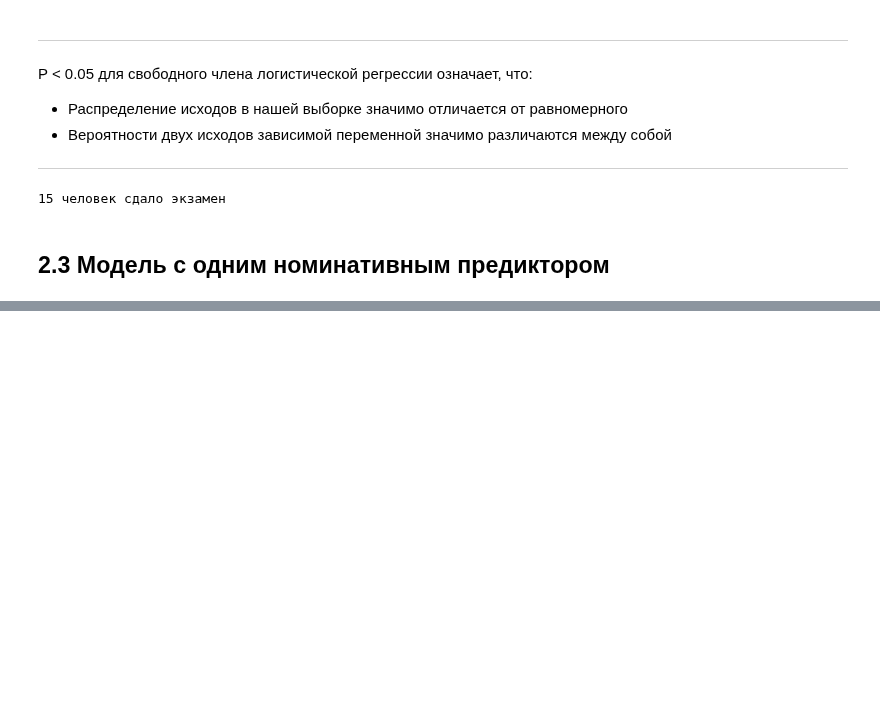
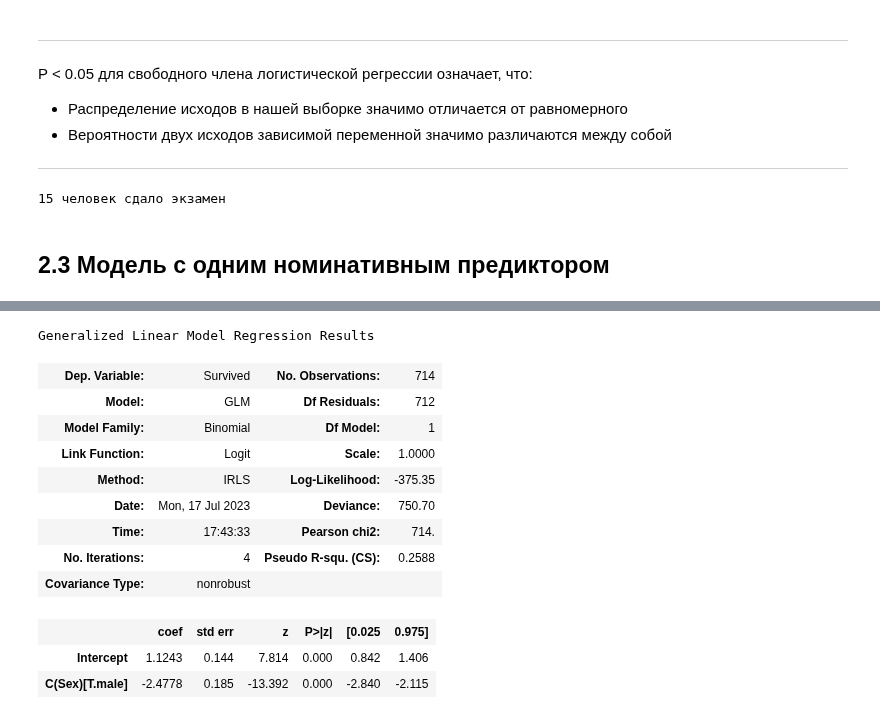
Before and after one commit to LiquidVac/My_study, a Jupyter notebook: STEPIK. Основы статистики ч.2/Лекция 2. Основы Cтатистики ч.2.ipynb, the cells around one changed output, grey strips where cells are left out. Cells and saved outputs as stored; diff of their text form; code cells hidden in the pictures; blank space fills up the shorter version.

```diff
--- a/STEPIK. Основы статистики ч.2/Лекция 2. Основы Cтатистики ч.2.ipynb
+++ b/STEPIK. Основы статистики ч.2/Лекция 2. Основы Cтатистики ч.2.ipynb
@@ -296,0 +343,32 @@ print(round(n * p), "человек сдало экзамен")
+# %%
+# Вычисление
+# C(Sex) - указывается, что данные категориальные
+glm_binomial = smf.glm(formula='Survived ~ C(Sex)', data=titanic_df, family=sm.families.Binomial()).fit()
+glm_binomial.summary()
+
+
+### coef:
+# Intercept      - логарифм шанса выжить для женщин
+# C(Sex)[T.male] - логарифм отношения шансов выжить для мужчин к шансам для женщин
+
+# C(Sex)[T.male] = -2.47 - если пассажир мужчина, то вероятность выжить сильно уменьшается
+
+### P>|z|
+# Intercept < 0.05 - логарифм шанса выжить для женщин значимо больше 0(вероятность выжить больше чем погибнуть)
+# C(Sex)[T.male] < 0.05 -> log(odds_male/odds_female) < 0 ->
+# odds_male < 1 ->
+# odds_male < odds_female - шансы выжить для женщин значимо больше
+# %% [output]
+Generalized Linear Model Regression Results
+| Dep. Variable: | Survived | No. Observations: | 714 |
+| Model: | GLM | Df Residuals: | 712 |
+| Model Family: | Binomial | Df Model: | 1 |
+| Link Function: | Logit | Scale: | 1.0000 |
+| Method: | IRLS | Log-Likelihood: | -375.35 |
+| Date: | Mon, 17 Jul 2023 | Deviance: | 750.70 |
+| Time: | 17:43:33 | Pearson chi2: | 714. |
+| No. Iterations: | 4 | Pseudo R-squ. (CS): | 0.2588 |
+| Covariance Type: | nonrobust |  |  |
+|  | coef | std err | z | P>|z| | [0.025 | 0.975] |
+| Intercept | 1.1243 | 0.144 | 7.814 | 0.000 | 0.842 | 1.406 |
+| C(Sex)[T.male] | -2.4778 | 0.185 | -13.392 | 0.000 | -2.840 | -2.115 |
```
Also changed, not shown: parts of 21 cells of this notebook.
